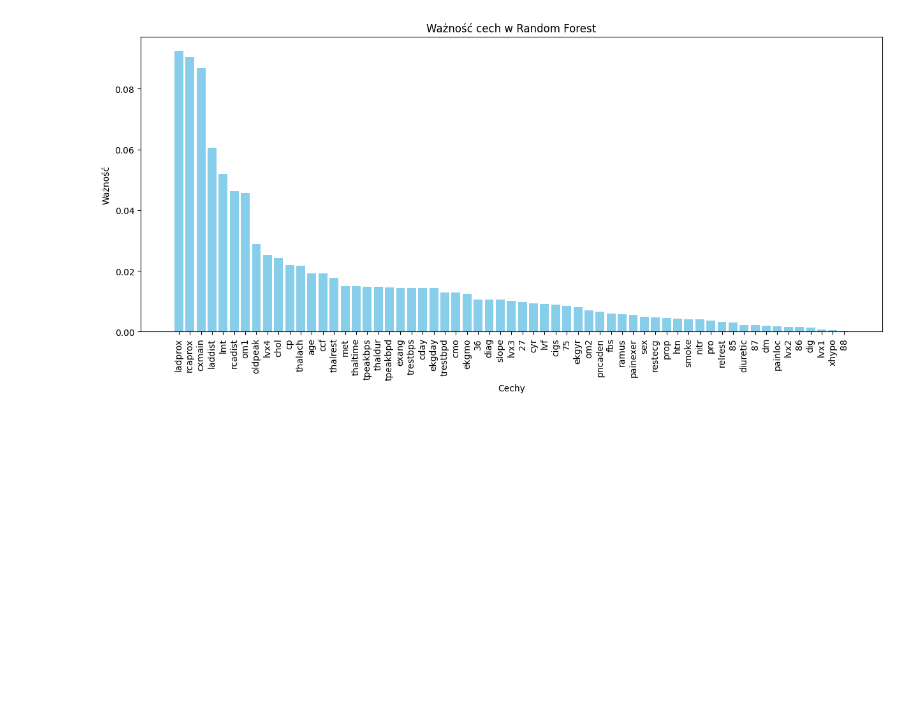
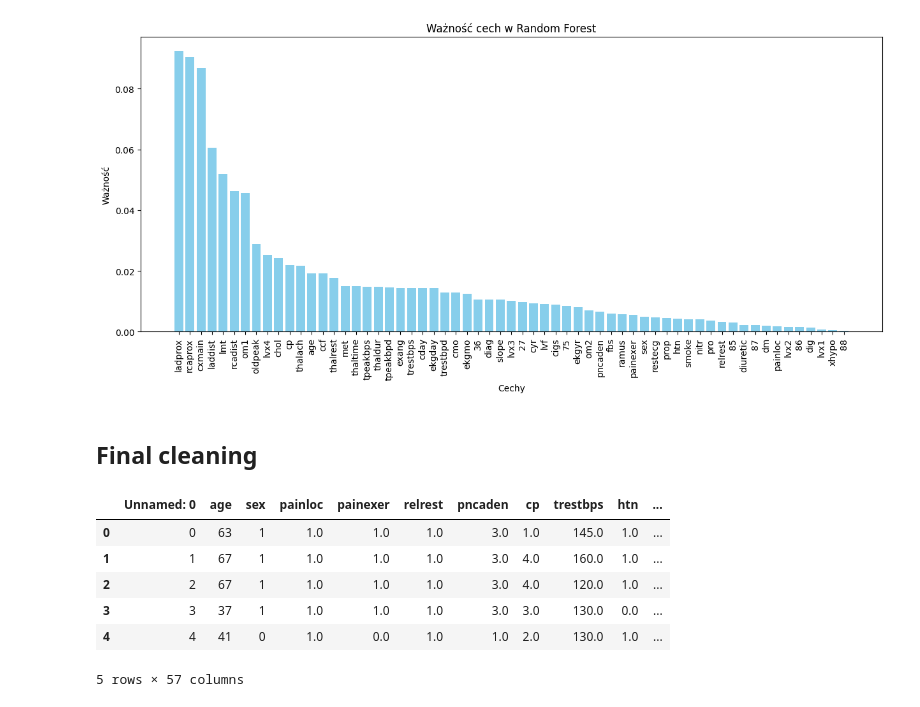
Before and after one commit to Wojsm2000/HeartDiseaseDiagnosis, a Jupyter notebook: modeling.ipynb, the cells around one changed output. Cells and saved outputs as stored; diff of their text form; code cells hidden in the pictures; blank space fills up the shorter version.

```diff
--- a/modeling.ipynb
+++ b/modeling.ipynb
@@ -180,3 +169,16 @@ plt.xticks(rotation=90)
 plt.show()
 # %% [output]
 [figure]
+# %% [markdown]
+## Final cleaning
+# %%
+df = pd.read_csv("final_named_and_cleaned_data_0_5_with_fram.csv")
+df.head()
+# %% [output]
+|  | Unnamed: 0 | age | sex | painloc | painexer | relrest | pncaden | cp | trestbps | htn | ... |
+| 0 | 0 | 63 | 1 | 1.0 | 1.0 | 1.0 | 3.0 | 1.0 | 145.0 | 1.0 | ... |
+| 1 | 1 | 67 | 1 | 1.0 | 1.0 | 1.0 | 3.0 | 4.0 | 160.0 | 1.0 | ... |
+| 2 | 2 | 67 | 1 | 1.0 | 1.0 | 1.0 | 3.0 | 4.0 | 120.0 | 1.0 | ... |
+| 3 | 3 | 37 | 1 | 1.0 | 1.0 | 1.0 | 3.0 | 3.0 | 130.0 | 0.0 | ... |
+| 4 | 4 | 41 | 0 | 1.0 | 0.0 | 1.0 | 1.0 | 2.0 | 130.0 | 1.0 | ... |
+5 rows × 57 columns
```
Also changed, not shown: parts of 21 cells of this notebook, 5 other files.
